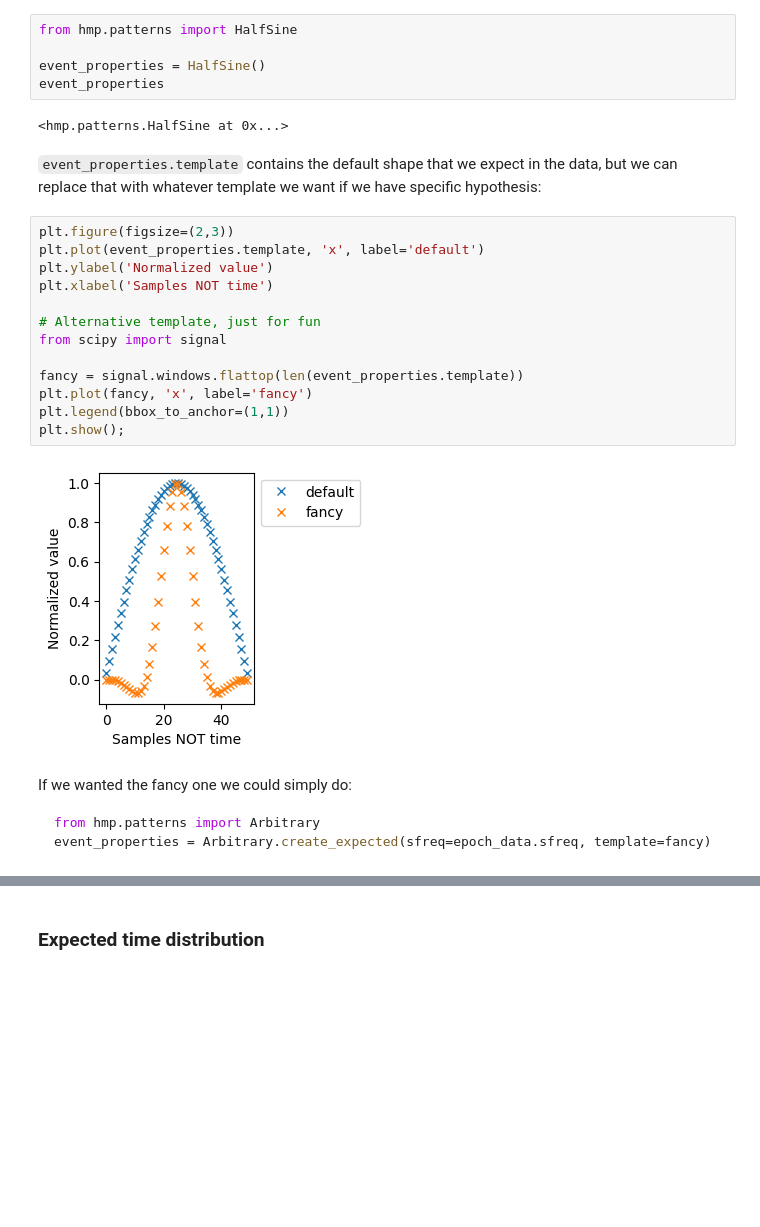
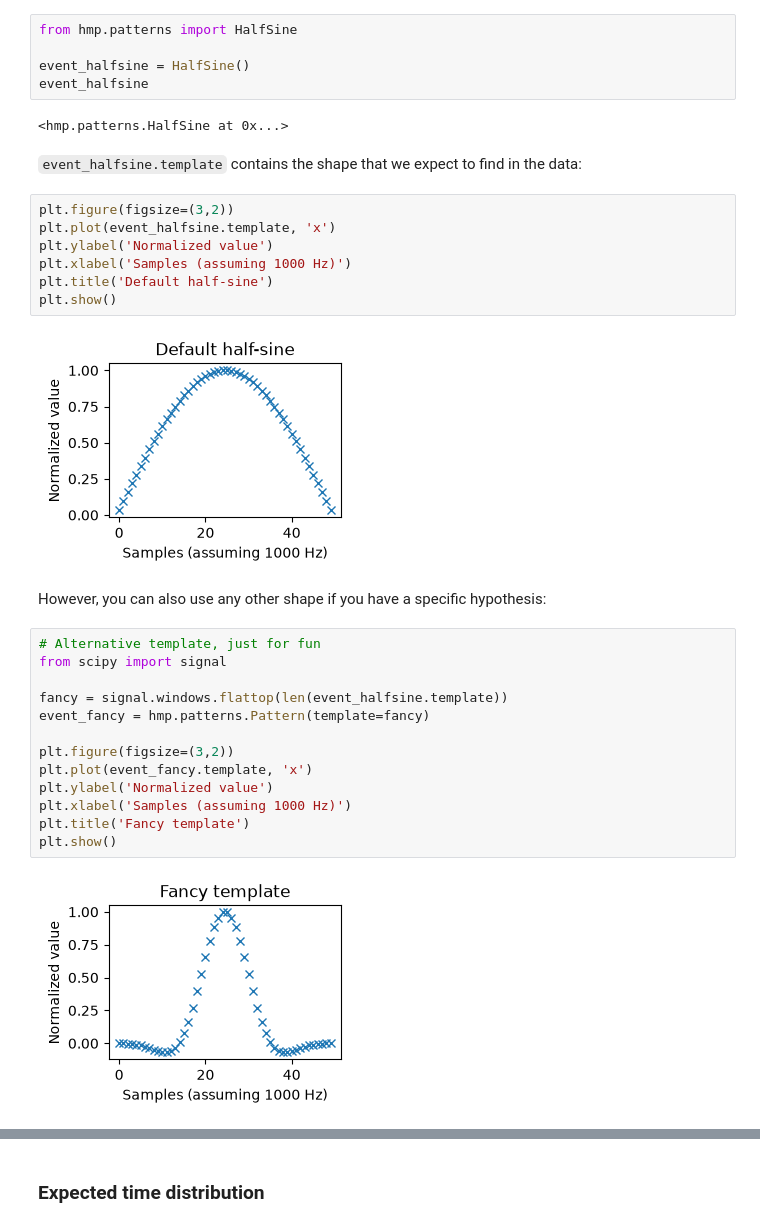
Before and after one commit to JoKra1/hsmm_mvpy, a Jupyter notebook: docs/source/notebooks/1-How_HMP_works.ipynb, the cells around one changed output, grey strips where cells are left out. Drawn from its saved outputs; the diff is of its cells as text; blank space fills up the shorter version.

````diff
--- a/docs/source/notebooks/1-How_HMP_works.ipynb
+++ b/docs/source/notebooks/1-How_HMP_works.ipynb
@@ -237,31 +237,36 @@ The standard 50ms half-sine can be created by invoking the `HalfSine` class. The
 # %%
 from hmp.patterns import HalfSine
 
-event_properties = HalfSine()
-event_properties
+event_halfsine = HalfSine()
+event_halfsine
 # %% [output]
 <hmp.patterns.HalfSine at 0x...>
 # %% [markdown]
-`event_properties.template` contains the default shape that we expect in the data, but we can replace that with whatever template we want if we have specific hypothesis:
+`event_halfsine.template` contains the shape that we expect to find in the data:
 # %%
-plt.figure(figsize=(2,3))
-plt.plot(event_properties.template, 'x', label='default')
+plt.figure(figsize=(3,2))
+plt.plot(event_halfsine.template, 'x')
 plt.ylabel('Normalized value')
-plt.xlabel('Samples NOT time')
-
-# Alternative template, just for fun
-from scipy import signal
-
-fancy = signal.windows.flattop(len(event_properties.template))
-plt.plot(fancy, 'x', label='fancy')
-plt.legend(bbox_to_anchor=(1,1))
-plt.show();
+plt.xlabel('Samples (assuming 1000 Hz)')
+plt.title('Default half-sine')
+plt.show()
 # %% [output]
-[figure, old version]
+[figure, new version]
-# %% [markdown]
-If we wanted the fancy one we could simply do:
-```python
-from hmp.patterns import Arbitrary
-event_properties = Arbitrary.create_expected(sfreq=epoch_data.sfreq, template=fancy)
-```
+# %% [markdown]
+However, you can also use any other shape if you have a specific hypothesis:
+# %%
+# Alternative template, just for fun
+from scipy import signal
+
+fancy = signal.windows.flattop(len(event_halfsine.template))
+event_fancy = hmp.patterns.Pattern(template=fancy)
+
+plt.figure(figsize=(3,2))
+plt.plot(event_fancy.template, 'x')
+plt.ylabel('Normalized value')
+plt.xlabel('Samples (assuming 1000 Hz)')
+plt.title('Fancy template')
+plt.show()
+# %% [output]
+[figure, added]
 # %% [markdown]
````
Also changed, not shown: parts of 61 cells of this notebook, 9 other files.
